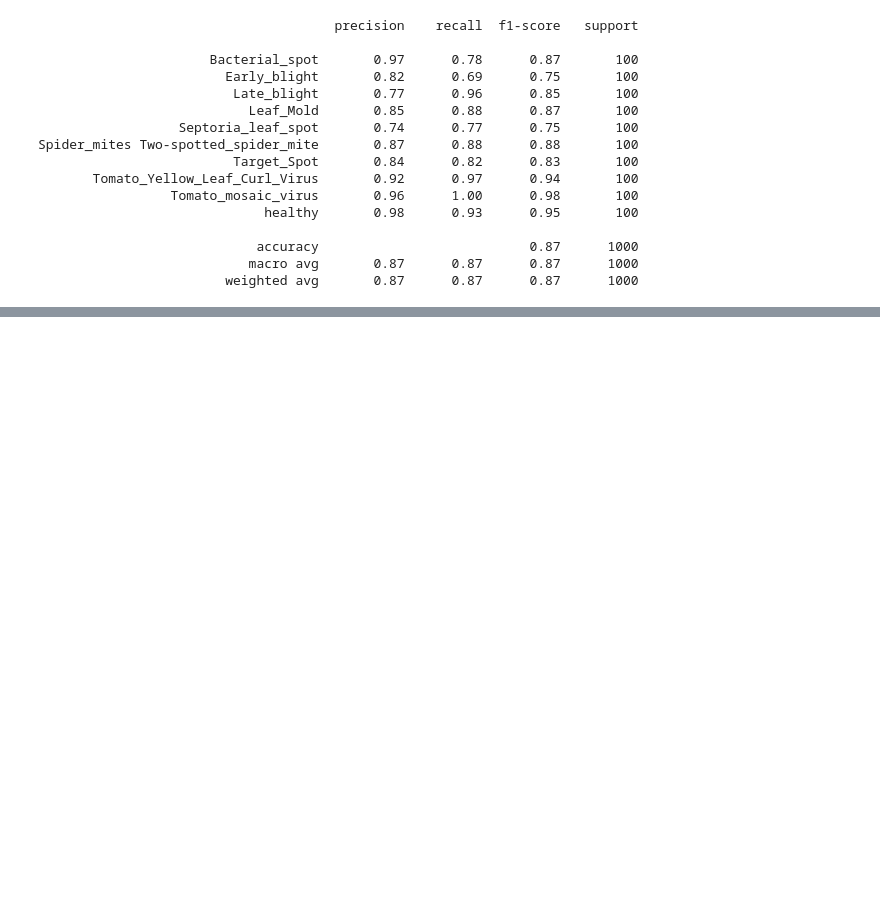
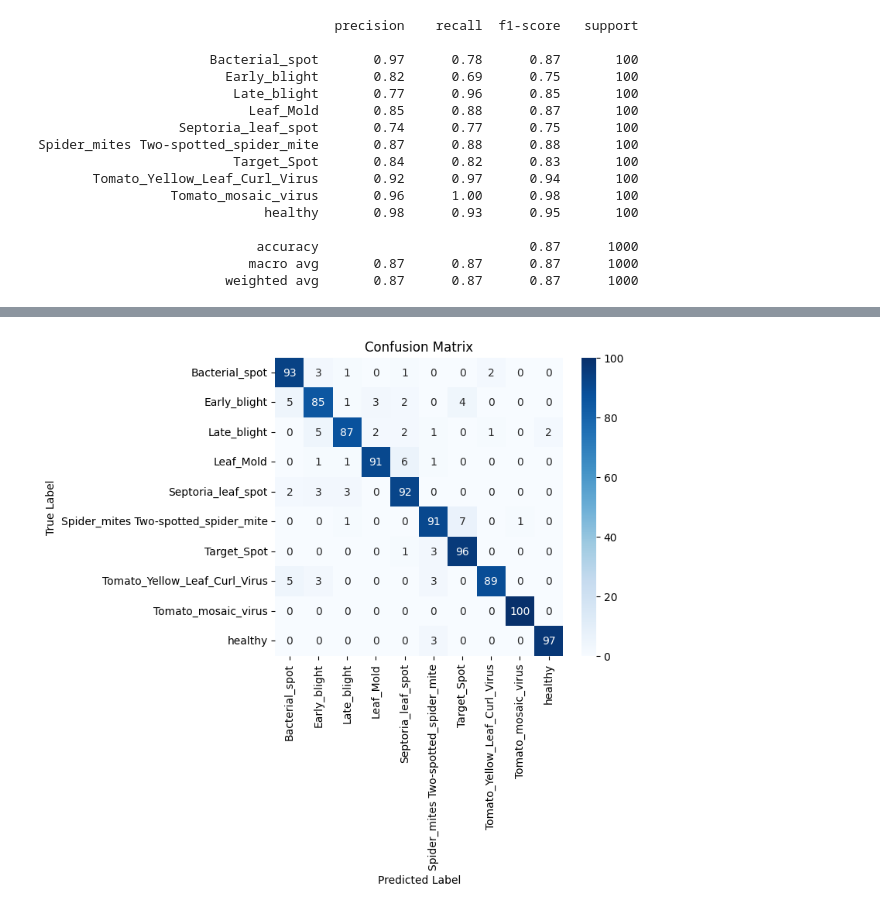
Before and after one commit to MorNdour/projetTrans, a Jupyter notebook: classification/notebooks/03_modelling.ipynb, the cells around one changed output, grey strips where cells are left out. Cells and saved outputs as stored; diff of their text form; code cells hidden in the pictures; blank space fills up the shorter version.

```diff
--- a/classification/notebooks/03_modelling.ipynb
+++ b/classification/notebooks/03_modelling.ipynb
@@ -207,0 +314,17 @@ Spider_mites Two-spotted_spider_mite       0.87      0.88      0.88       100
+# %%
+# Load test set from val folder
+test_dir = Path(VAL_DIR)
+test_image_paths, test_labels = [], []
+test_class_dirs = sorted([d for d in test_dir.iterdir() if d.is_dir()])
+test_class_to_idx = {d.name: i for i, d in enumerate(test_class_dirs)}
+
+for d in test_class_dirs:
+    for p in d.glob('*'):
+        test_image_paths.append(str(p))
+        test_labels.append(test_class_to_idx[d.name])
+
+# Preprocess test images
+X_test_arr = load_and_preprocess(test_image_paths)
+y_test_arr = to_categorical(test_labels, num_classes=len(class_to_idx))
+
+print('Test images shape:', X_test_arr.shape)
@@ -207,0 +342,4 @@ Spider_mites Two-spotted_spider_mite       0.87      0.88      0.88       100
+# %%
+y_pred_probs = model.predict(X_test_arr)
+y_pred = np.argmax(y_pred_probs, axis=1)
+y_true = np.argmax(y_test_arr, axis=1)
@@ -207,0 +349,6 @@ Spider_mites Two-spotted_spider_mite       0.87      0.88      0.88       100
+# %%
+cm = compute_confusion_matrix(y_true, y_pred)
+
+plot_confusion_matrix(cm, class_names=[i.split("___")[-1] for i in CLASS_NAMES])
+# %% [output]
+[figure, added]
```
Also changed, not shown: parts of 10 cells of this notebook, 8 other files.
